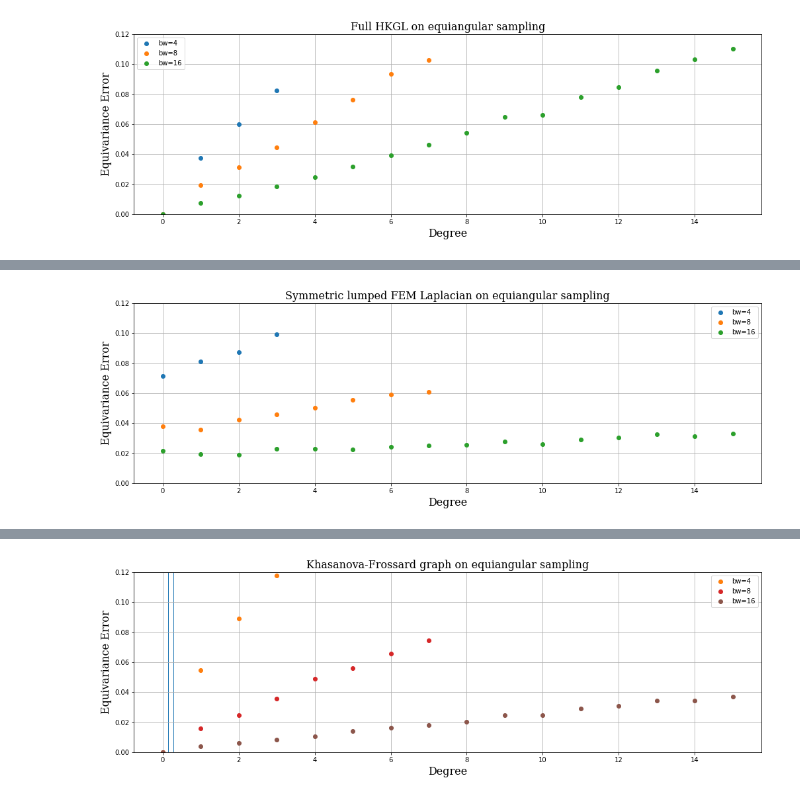
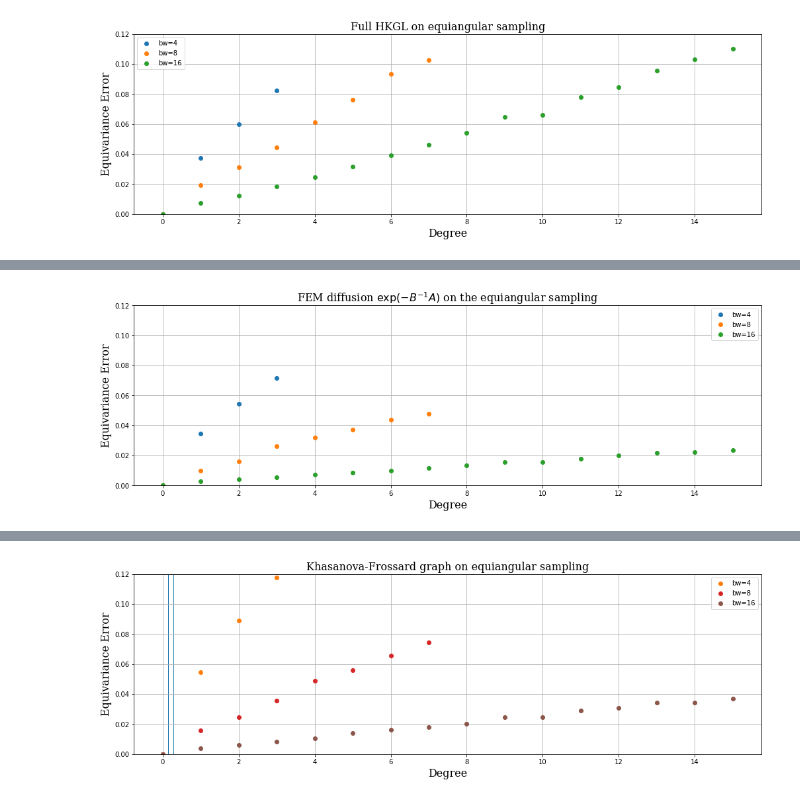
Before and after one commit to MartMilani/PDM, a Jupyter notebook: codes/06.Equivariance_error/equiangular_equivariance_error.ipynb, the cells around one changed output, grey strips where cells are left out. Cells and saved outputs as stored; diff of their text form; code cells hidden in the pictures.

```diff
--- a/codes/06.Equivariance_error/equiangular_equivariance_error.ipynb
+++ b/codes/06.Equivariance_error/equiangular_equivariance_error.ipynb
@@ -243,40 +343,39 @@ for bw in [4, 8, 16]:
     B = B[reordering_mask]
     L = L[:, reordering_mask]
     B = B[:, reordering_mask]
 
-    B_lumped_12 = np.diag(1./np.sqrt(np.sum((B.toarray()), axis=1)))
+    eig_values, eig_vectors = scipy.linalg.eig(L.todense(), B.todense())
+    eig_values_normalized = eig_values/np.max(eig_values)
 
-    eig_values, eig_vectors = scipy.linalg.eigh(B_lumped_12@L@B_lumped_12)
-    eig_values_normalized = eig_values/np.max(eig_values)
-    eig_vectors_INV = eig_vectors.T
+    B_inv = scipy.sparse.linalg.inv(B)
+    V_minusT = scipy.linalg.inv((eig_vectors.T))
 
+    M = B_inv@V_minusT@np.diag(np.exp(-eig_values_normalized))@(eig_vectors.T)@B
 
-    FEM_graph = eig_vectors@np.diag(np.exp(-eig_values_normalized))@eig_vectors_INV
     def diffuse_FEM(x):
-        return FEM_graph@x
-
+        return M@x
 
     def _filter_FEM(grid):
         array = grid.data
         f = to_signal(array)
         ### here goes the filtering ###
         f = diffuse_FEM(f)
         ### ----------------------- ###
         array = to_array(f, )
         return pyshtools.SHGrid.from_array(array)
 
     equiv_error = np.zeros(lmax)
     for degree in range(lmax):
         equiv_error[degree] = equivariance_error(20, _filter_FEM, plot=False, save=False, degree=degree)
     plt.plot(equiv_error, 'o', label='bw={}'.format(bw))
 
 
 plt.xlabel('Degree', fontdict=font)
 plt.ylabel('Equivariance Error', fontdict=font)
-plt.title('Symmetric lumped FEM Laplacian on equiangular sampling', fontdict=font)
+plt.title('FEM diffusion $\exp(-B^{-1}A)$ on the equiangular sampling', fontdict=font)
 plt.ylim((0,0.12))
 plt.grid()
 plt.legend()
-plt.savefig('Symmetric lumped FEM Laplacian on equiangular sampling')
+plt.savefig('FEM diffusion on equiangular sampling')
 # %% [output]
-[figure, old version]
+[figure, new version]
```
Also changed, not shown: parts of 3 cells of this notebook, 11 other files.
